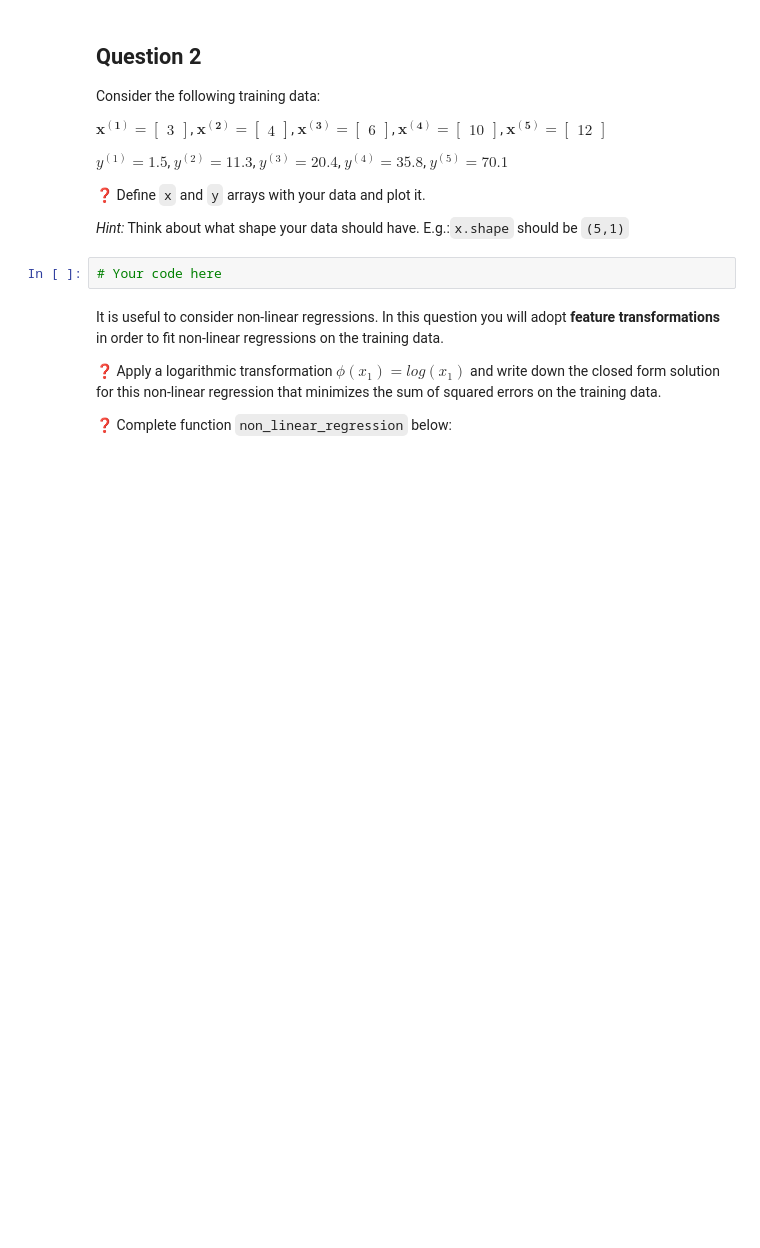
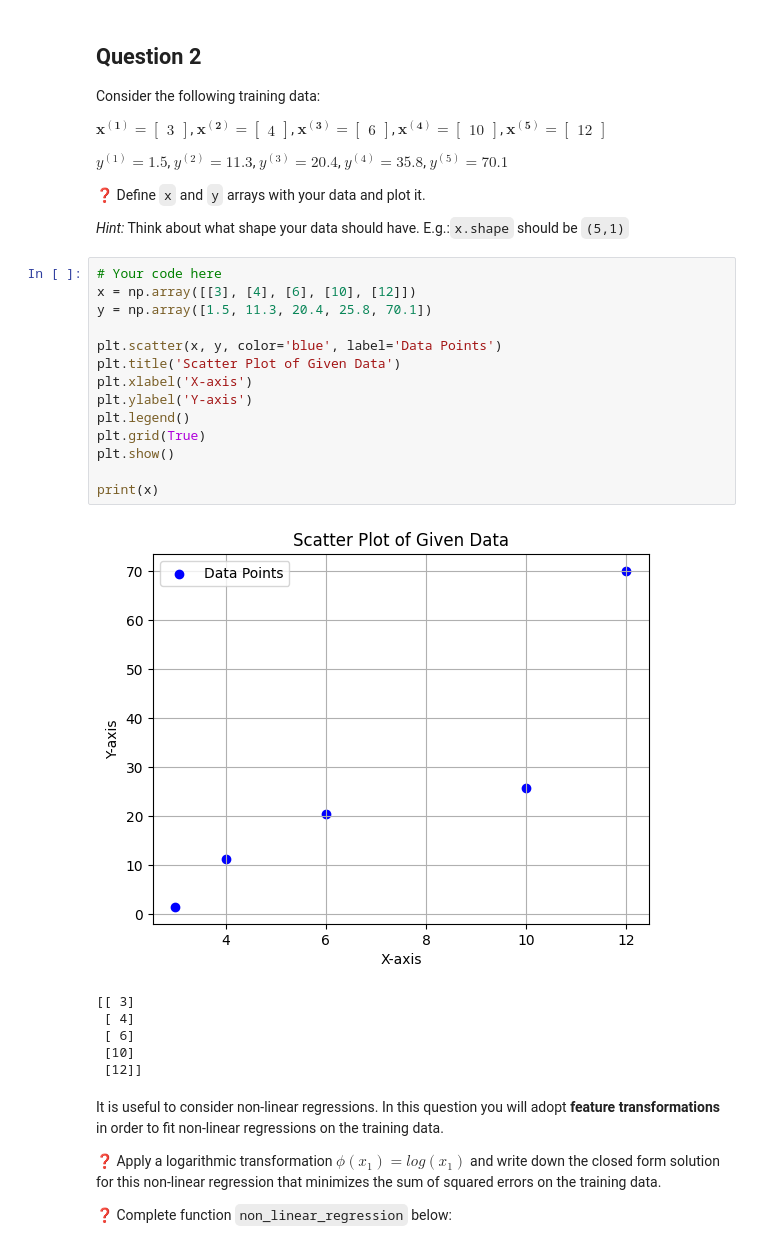
Before and after one commit to MiguelRocha2001/ap-dei-homeworks, a Jupyter notebook: LAB/Lab3/practical_03.ipynb, the cells around one changed output. Drawn from its saved outputs; the diff is of its cells as text; blank space fills up the shorter version.

```diff
--- a/LAB/Lab3/practical_03.ipynb
+++ b/LAB/Lab3/practical_03.ipynb
@@ -72,8 +103,27 @@ $y^{(1)} = 1.5$, $y^{(2)} = 11.3$, $y^{(3)} = 20.4$, $y^{(4)} = 35.8$, $y^{(5)}
 ❓ Define `x` and `y` arrays with your data and plot it.
 
 *Hint:* Think about what shape your data should have. E.g.:`x.shape` should be `(5,1)`
-# %%
-# Your code here
+# %%
+# Your code here
+x = np.array([[3], [4], [6], [10], [12]])
+y = np.array([1.5, 11.3, 20.4, 25.8, 70.1])
+
+plt.scatter(x, y, color='blue', label='Data Points')
+plt.title('Scatter Plot of Given Data')
+plt.xlabel('X-axis')
+plt.ylabel('Y-axis')
+plt.legend()
+plt.grid(True)
+plt.show()
+
+print(x)
+# %% [output]
+[figure, added]
+[[ 3]
+ [ 4]
+ [ 6]
+ [10]
+ [12]]
 # %% [markdown]
 It is useful to consider non-linear regressions. In this question you will adopt **feature transformations** in order to fit non-linear regressions on the training data.
 
```
Also changed, not shown: parts of 26 cells of this notebook.
